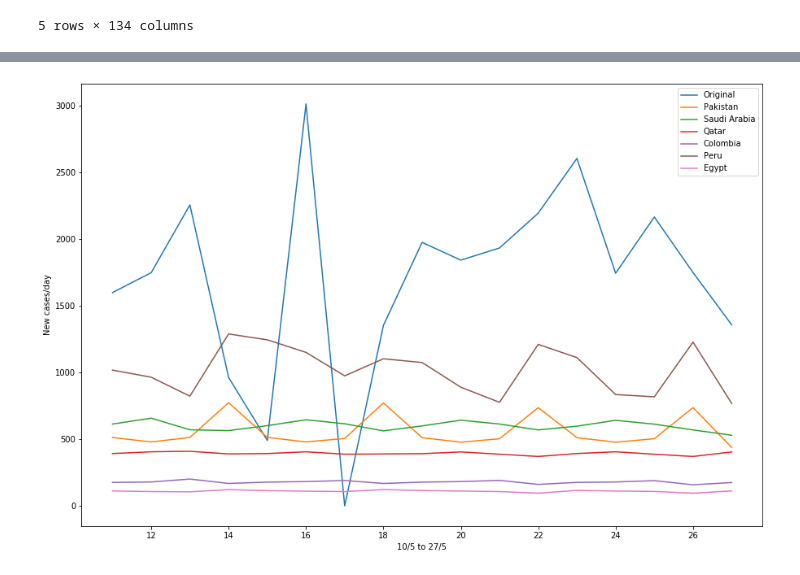
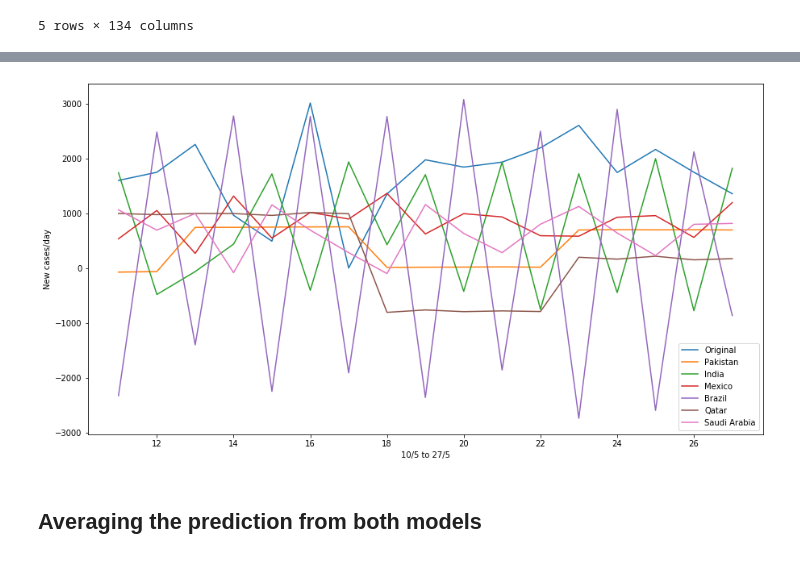
Before and after one commit to daim-cell/MLProject, a Jupyter notebook: project.ipynb, the cells around one changed output, grey strips where cells are left out. Cells and saved outputs as stored; diff of their text form; code cells hidden in the pictures.

```diff
--- a/project.ipynb
+++ b/project.ipynb
@@ -126,7 +153,7 @@ Egypt 418.48571554791096
 # %%
 __, pak_label=prepare_data('Pakistan',5)
 pak_label = pak_label[-17:]
-plt.rcParams['figure.figsize']=(15,10)
+plt.rcParams['figure.figsize']=(15,8)
 plt.plot(days,pak_label)
 legend=['Original']
 for data in country_pred:
@@ -185,19 +203,33 @@ N_OUTPUTS = 1
 # %%
 country_predrnn={}
 month_predrnn = {}
+
+xtest,ytest,scaler_ex = prepare_data('Pakistan',5,'rnn')
+xtest = xtest[-17:]
+ytest = ytest[-17:]
+
+ytest = scaler_ex.inverse_transform(ytest.detach().numpy())
+
 for country in selected_countries:
+    #Initailizing model and parameters
     model = RNN(N_STEPS, N_INPUTS, N_NEURONS, N_OUTPUTS, SEQ_LENGTH)
     criterion = nn.MSELoss(reduction='sum')
     optimizer = torch.optim.Adam(model.parameters(), lr=0.005)
+
+    #preparing data
     trainX,trainy,scaler=prepare_data(country ,5, 'rnn')
     xtrain = trainX[:-17]
     ytrain = trainy[:-17]
+
+    #Training the model on data
     for epoch in range(200):
         model.train()
         model.hidden = model.init_hidden()
         output = model(xtrain.float())
         loss = criterion(output.float(), ytrain.float())
-        if ((epoch+1)%20==0):
+
+        #Print loss after each 20 epochs
+        if ((epoch+1)%50==0):
             print('Epoch',epoch+1,'Loss',loss.item())
         optimizer.zero_grad()
         loss.backward()
@@ -205,22 +237,33 @@ for country in selected_countries:
 
 
     model.eval()
-    xtest = trainX[-17:]
-    ytest = trainy[-17:]
+
+    #Predicting for last 17 days of May
     output1 = model(xtest.float())
-    print(country)
+
+    #Round-up the values
     output1 = np.rint(scaler.inverse_transform(output1.detach().numpy()))
-    ytest = scaler.inverse_transform(ytest.detach().numpy())
     country_predrnn[country] = output1
-    print('RMSE',accuracy(output1,ytest))
-    test_seq = xtrain[-1].reshape(1,window,1)
+
+    #Printing the rmse values
+    print(country,accuracy(output1,ytest))
+    test_seq = xtest[-1].reshape(1,window,1)
     preds = []
+
+    #making predictions for month of june
     for _ in range(Future):
         y_test_pred = model(test_seq.float())
         pred = torch.flatten(y_test_pred).item()
+
+        #Reverse the scaling
         pred_new = scaler.inverse_transform([[pred]])[0][0]
 
+        #If negative value is predicted that is changed to 0
+        if (pred_new < 0):
+            pred_new = 0
         preds.append(pred_new)
+
+        #Making new sequence for prediction
         new_seq = test_seq.numpy()
         new_seq = np.append(new_seq, pred)
         new_seq = new_seq[1:]
@@ -248,14 +286,16 @@ RMSE 1497.0906687933884
 # %%
-plt.rcParams['figure.figsize']=(15,10)
+plt.rcParams['figure.figsize']=(15,8)
 plt.plot(days,pak_label)
 legend=['Original']
 for data in country_pred:
     plt.plot(days,country_predrnn[data])
     legend.append(data)
 plt.legend(legend)
 plt.xlabel('10/5 to 27/5')
 plt.ylabel('New cases/day')
 plt.show()
 # %% [output]
-[figure, old version]
+[figure, new version]
+# %% [markdown]
+## Averaging the prediction from both models
 # %%
```
Also changed, not shown: parts of 14 cells of this notebook, 1 other file.
